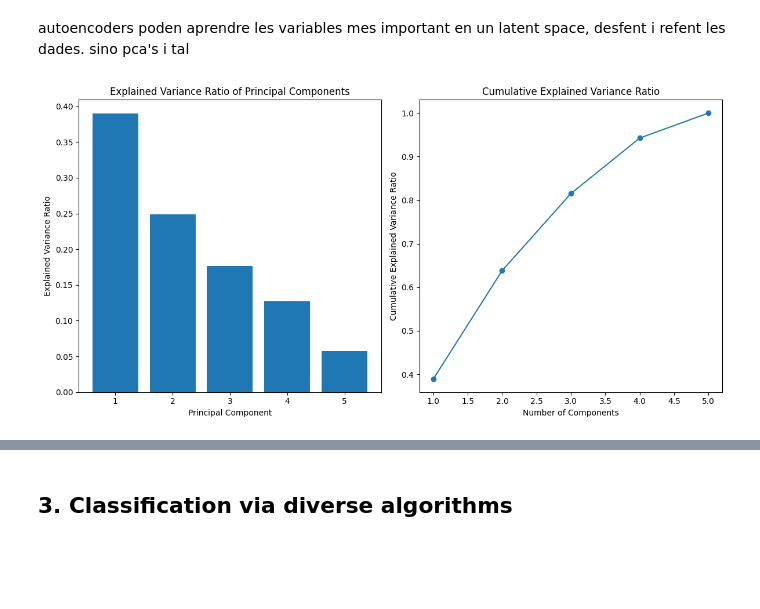
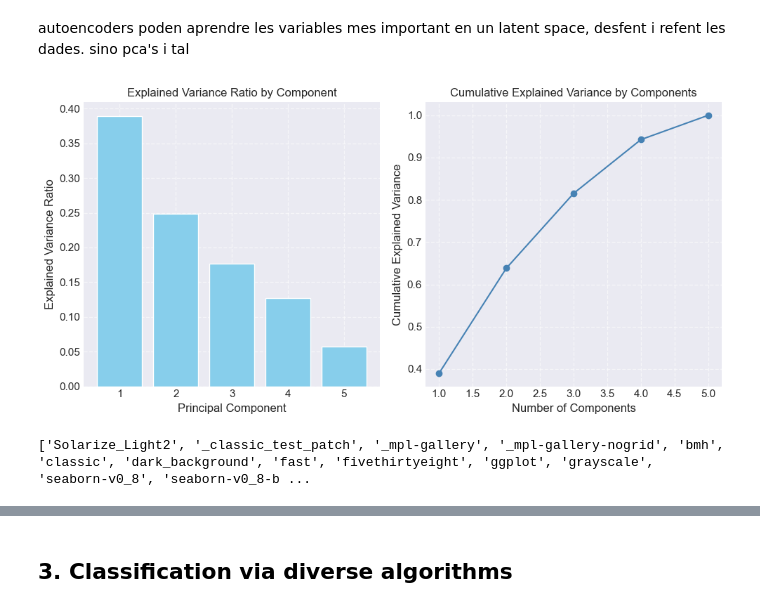
Before and after one commit to beni-1414/AIBE_project, a Jupyter notebook: code/clustering_feature_extraction.ipynb, the cells around one changed output, grey strips where cells are left out. Saved outputs shown, nothing was run; the diff lists cells and outputs as text; code cells hidden in the pictures; blank space fills up the shorter version.

```diff
--- a/code/clustering_feature_extraction.ipynb
+++ b/code/clustering_feature_extraction.ipynb
@@ -189,36 +223,52 @@ for col in categorical_cols:
 autoencoders poden aprendre les variables mes important en un latent space, desfent i refent les dades.
 sino pca's i tal
 # %%
-##Perform PCA only on continuous variables
+import matplotlib.pyplot as plt
+import numpy as np
+import pandas as pd
+from sklearn.decomposition import PCA
+from sklearn.preprocessing import StandardScaler
+
+# Perform PCA only on continuous variables
 pca = PCA()
 scaler_all = StandardScaler()
 X_scaled = scaler_all.fit_transform(X[['age','height','weight','ap_hi','ap_lo']])
 X_pca = pca.fit_transform(X_scaled)
 
 # Plot explained variance ratio
 explained_variance_ratio = pca.explained_variance_ratio_
 cumulative_explained_variance = np.cumsum(explained_variance_ratio)
 num_components = len(explained_variance_ratio)
 
+# Styling
+plt.style.use('seaborn-v0_8-darkgrid')  # Correct style name
+plt.rcParams.update({'font.size': 12})  # Font size for better readability
+
 # Create subplots
-fig, axs = plt.subplots(1, 2, figsize=(12, 6))
+fig, axs = plt.subplots(1, 2, figsize=(10, 5))
 
 # Plot explained variance ratio
-axs[0].bar(range(1, num_components + 1), explained_variance_ratio)
+axs[0].bar(range(1, num_components + 1), explained_variance_ratio, color='skyblue')
 axs[0].set_xlabel('Principal Component')
 axs[0].set_ylabel('Explained Variance Ratio')
-axs[0].set_title('Explained Variance Ratio of Principal Components')
+axs[0].set_title('Explained Variance Ratio by Component')
+axs[0].grid(True, linestyle='--', alpha=0.6)
 
 # Plot cumulative explained variance
-axs[1].plot(range(1, num_components + 1), cumulative_explained_variance, marker='o', linestyle='-')
+axs[1].plot(range(1, num_components + 1), cumulative_explained_variance, marker='o', linestyle='-', color='steelblue')
 axs[1].set_xlabel('Number of Components')
-axs[1].set_ylabel('Cumulative Explained Variance Ratio')
-axs[1].set_title('Cumulative Explained Variance Ratio')
+axs[1].set_ylabel('Cumulative Explained Variance')
+axs[1].set_title('Cumulative Explained Variance by Components')
+axs[1].grid(True, linestyle='--', alpha=0.6)
 
 plt.tight_layout()
 plt.show()
 # %% [output]
-[figure, old version]
+[figure, new version]
+# %%
+print(plt.style.available)
+# %% [output]
+['Solarize_Light2', '_classic_test_patch', '_mpl-gallery', '_mpl-gallery-nogrid', 'bmh', 'classic', 'dark_background', 'fast', 'fivethirtyeight', 'ggplot', 'grayscale', 'seaborn-v0_8', 'seaborn-v0_8-b ...
 # %%
 # Retain 3 principal components
 n_components = 3
```
Also changed, not shown: parts of 19 cells of this notebook, 7 other files.
